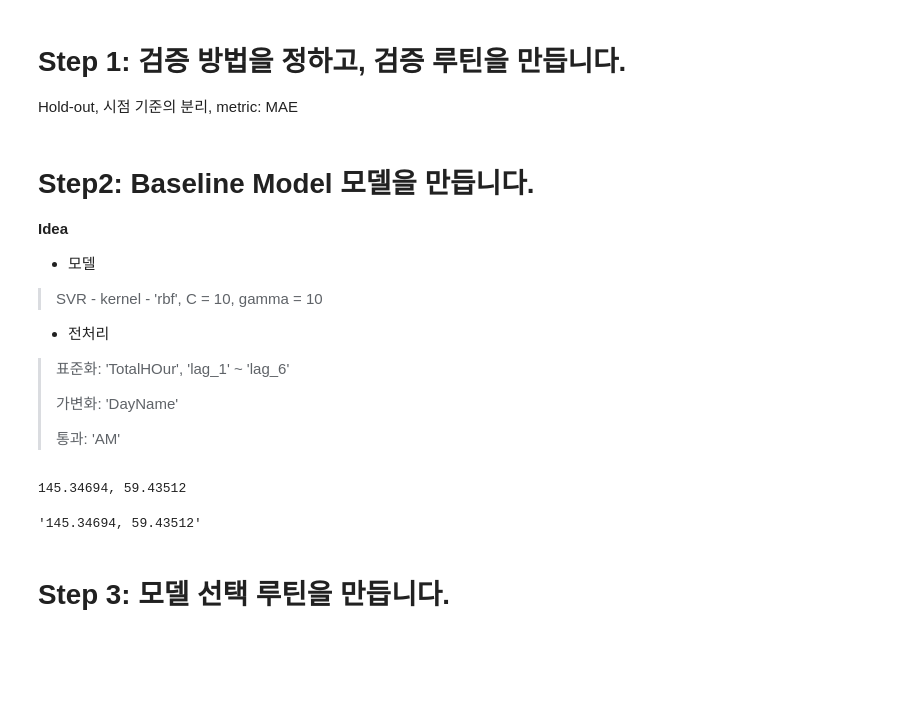
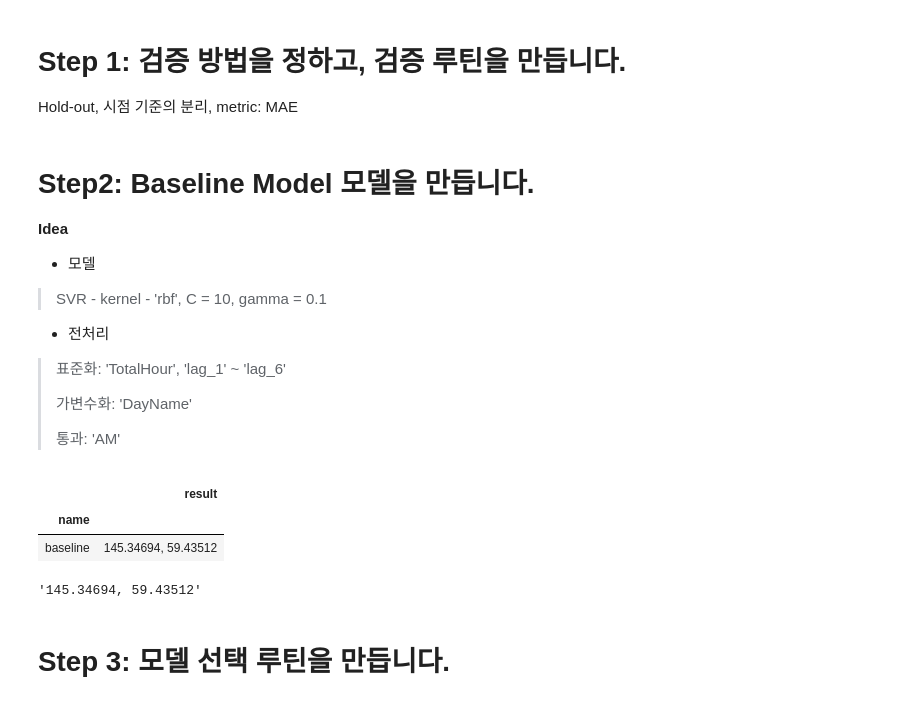
Before and after one commit to sunkusun9/DS_lv3_2504_1, a Jupyter notebook: sec_ds_lv3_prob3_kaggle.ipynb, the cells around one changed output. Drawn from its saved outputs; the diff is of its cells as text; code cells hidden in the pictures; blank space fills up the shorter version.

```diff
--- a/sec_ds_lv3_prob3_kaggle.ipynb
+++ b/sec_ds_lv3_prob3_kaggle.ipynb
@@ -180,6 +180,7 @@ from sklearn.preprocessing import StandardScaler, OneHotEncoder
 from sklearn.pipeline import make_pipeline
 from sklearn.svm import SVR
 
+s_hist = list()
 def eval_model(name, reg):
     """
         모델의 인스턴스를 받아 검증 결과(MAE)를 구합니다.
@@ -203,7 +204,8 @@ def eval_model(name, reg):
             df_train['target'], reg.predict(df_train[X_all])
         )
     )
-    print(result)
+    s_hist.append(pd.Series([name, result], index =['name', 'result']))
+    display(pd.DataFrame(s_hist).groupby('name').last())
     return result
 
 # Step 3: 모델 선택 루틴
@@ -231,27 +233,27 @@ def select_model(reg):
 **Idea**
 
 - 모델
-> SVR - kernel - 'rbf', C = 10, gamma = 10
+> SVR - kernel - 'rbf', C = 10, gamma = 0.1
 
 - 전처리
-> 표준화: 'TotalHOur', 'lag_1' ~ 'lag_6'
+> 표준화: 'TotalHour', 'lag_1' ~ 'lag_6'
 >
-> 가변화: 'DayName'
+> 가변수화: 'DayName'
 >
 >통과: 'AM'
 # %%
 ct = ColumnTransformer([
     ('std', StandardScaler(), ['TotalHour'] + ['lag_{}'.format(i) for i in range(1, 7)]),
     ('ohe', OneHotEncoder(categories='auto'), ['DayName']),
     ('pt', 'passthrough', ['AM'])
 ])
-reg_svr = make_pipeline(
-    ct, SVR(kernel = 'rbf', C = 10, gamma = 0.1)
-)
+reg_svr = make_pipeline(ct, SVR(kernel = 'rbf', C = 10, gamma = 0.1))
 eval_model('baseline', reg_svr)
 # %% [output]
+|  | result |
+| name |  |
+| baseline | 145.34694, 59.43512 |
-145.34694, 59.43512
+'145.34694, 59.43512'
-'145.34694, 59.43512'
 # %% [markdown]
 # Step 3: 모델 선택 루틴을 만듭니다.
 # %%
```
Also changed, not shown: parts of 1 cell of this notebook.
